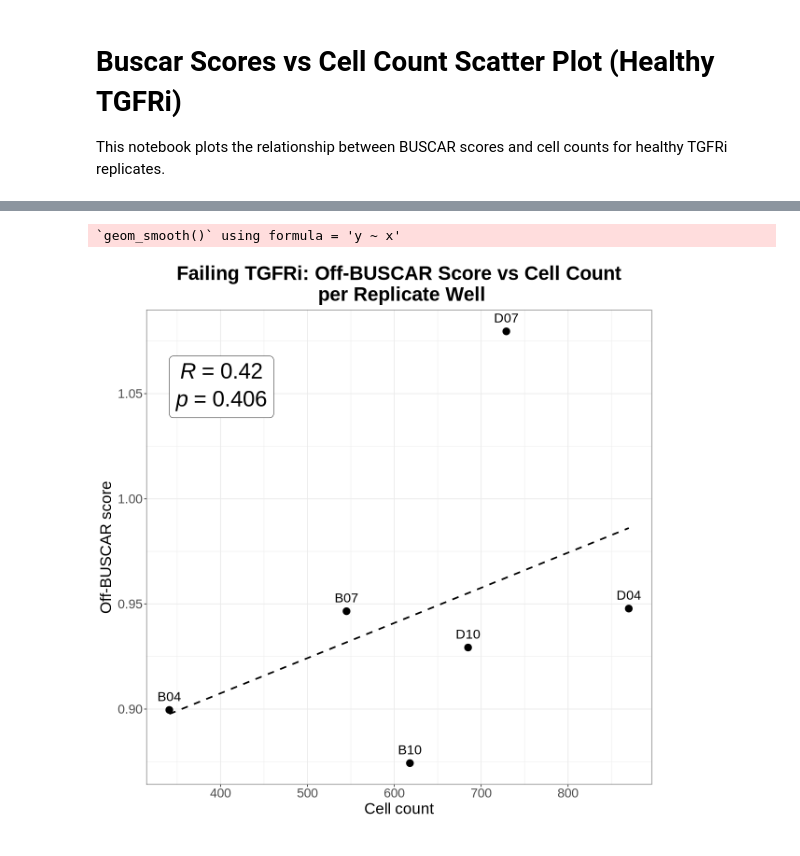
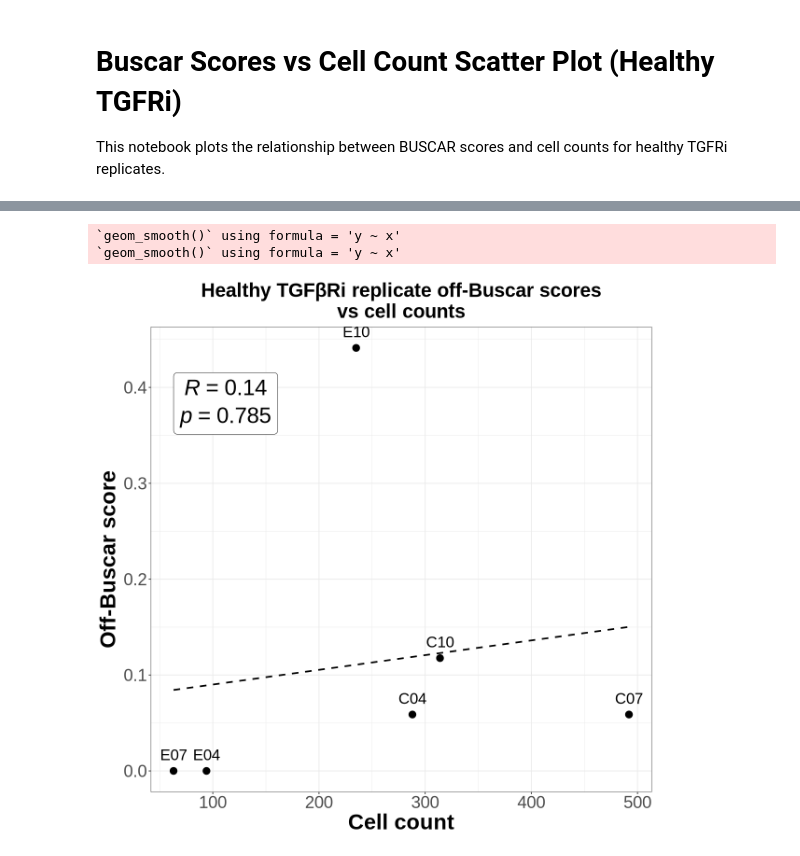
Before and after one commit to WayScience/buscar, a Jupyter notebook: notebooks/1.cfret-analysis/plots/5.buscar-scores-and-cell-count-scatter-ploy.ipynb, the cells around one changed output, grey strips where cells are left out. Cells and saved outputs as stored; diff of their text form; code cells hidden in the pictures.

```diff
--- a/notebooks/1.cfret-analysis/plots/5.buscar-scores-and-cell-count-scatter-ploy.ipynb
+++ b/notebooks/1.cfret-analysis/plots/5.buscar-scores-and-cell-count-scatter-ploy.ipynb
@@ -25,7 +22,7 @@ df_filtered <- df %>%
 # Create plot
 p <- ggplot(df_filtered, aes(x = cell_counts, y = on_buscar_scores)) +
   geom_point(size = 4) +
-  geom_text(aes(label = well), vjust = -1, size =6) +
+  geom_text(aes(label = well), vjust = -1, size = 7) +
   geom_smooth(method = "lm", color = "black", se = FALSE, linetype = "dashed") +
   stat_cor(
     method = "pearson",
@@ -46,11 +43,14 @@ p <- ggplot(df_filtered, aes(x = cell_counts, y = on_buscar_scores)) +
   theme_bw() +
   theme(
     plot.title = element_text(hjust = 0.5, size = 25, face = "bold"),
-    axis.title = element_text(size = 20),
-    axis.text = element_text(size = rel(1.5)),
-    legend.position = ""
+    axis.title = element_text(size = 28, face = "bold"),
+    axis.text = element_text(size = 22),
+    legend.position = "none"
   )
 
+# Save plot
+ggsave("figures/healthy_tgfri_on_buscar_vs_cell_count.png", p, width = width, height = height, dpi = 300)
+
 p
 # %% [output]
 `geom_smooth()` using formula = 'y ~ x'
@@ -58,38 +59,42 @@ p
 # %%
 # Filter for failing TGFRi
 df_failing <- df %>%
-  filter(treatment == "failing-TGFRi")
+  filter(treatment == "healthy-TGFRi")
 
 # Create plot for Off-BUSCAR score
-p_off <- ggplot(df_failing, aes(x = cell_counts, y = on_buscar_scores)) +
+p_off <- ggplot(df_failing, aes(x = cell_counts, y = off_buscar_scores)) +
   geom_point(size = 4) +
-  geom_text(aes(label = well), vjust = -1, size = 6) +
+  geom_text(aes(label = well), vjust = -1, size = 7) +
   geom_smooth(method = "lm", color = "black", se = FALSE, linetype = "dashed") +
   stat_cor(
     method = "pearson",
     label.x.npc = "left",
     label.y.npc = "top",
     size = 10,
     label.sep = "\n",
     p.accuracy = 0.001,
     r.accuracy = 0.01,
     geom = "label",
     fill = "white"
   ) +
   labs(
-    title = "Failing TGFRi: Off-BUSCAR Score vs Cell Count\n per Replicate Well",
+    title = "Healthy TGFβRi replicate off-Buscar scores\nvs cell counts",
     x = "Cell count",
-    y = "Off-BUSCAR score"
+    y = "Off-Buscar score"
   ) +
   theme_bw() +
   theme(
     plot.title = element_text(hjust = 0.5, size = 25, face = "bold"),
-    axis.title = element_text(size = 20),
-    axis.text = element_text(size = rel(1.5)),
+    axis.title = element_text(size = 28, face = "bold"),
+    axis.text = element_text(size = 22),
     legend.position = "none"
   )
 
+# Save plot
+ggsave("figures/failing_tgfri_off_buscar_vs_cell_count.png", p_off, width = 10, height = 10, dpi = 300)
+
 p_off
 # %% [output]
 `geom_smooth()` using formula = 'y ~ x'
+`geom_smooth()` using formula = 'y ~ x'
-[figure, old version]
+[figure, new version]
```
Also changed, not shown: parts of 2 cells of this notebook, 13 other files.
